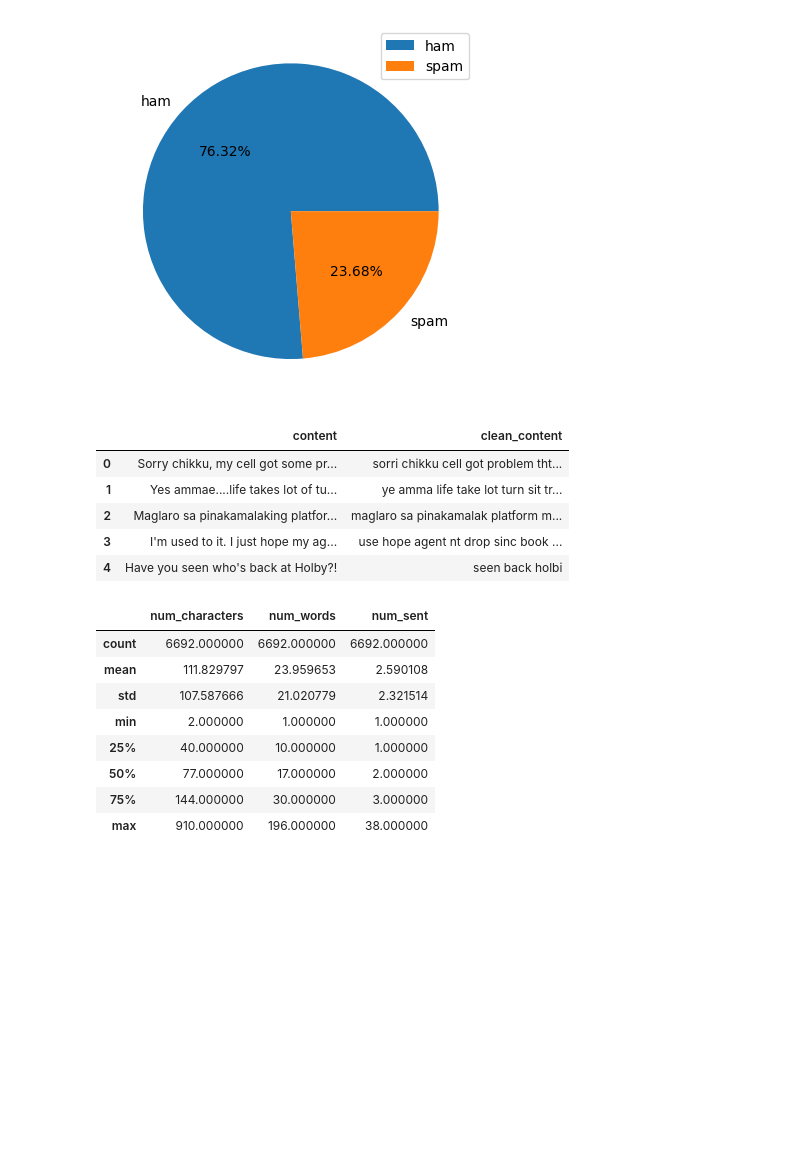
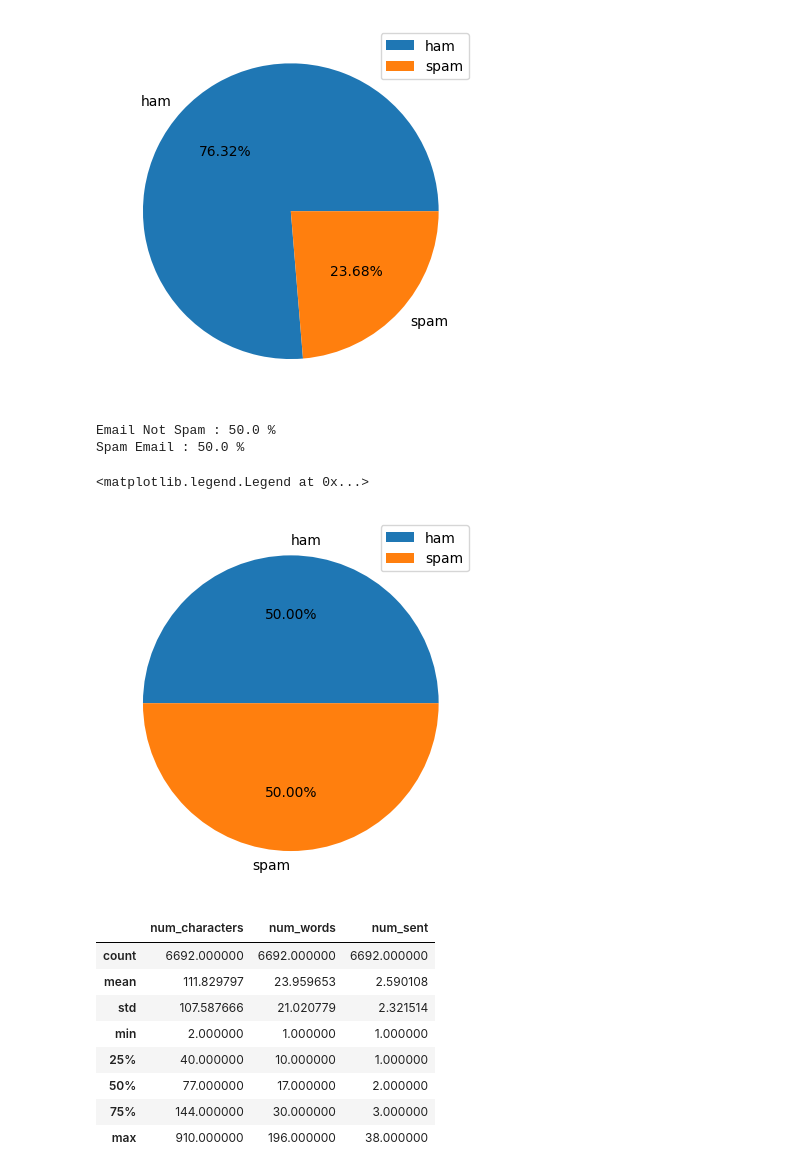
Before and after one commit to ngosangns/spam-sms-detector-1123, a Jupyter notebook: sms_data.ipynb, the cells around one changed output. Saved outputs shown, nothing was run; the diff lists cells and outputs as text; code cells hidden in the pictures; blank space fills up the shorter version.

```diff
--- a/sms_data.ipynb
+++ b/sms_data.ipynb
@@ -33,30 +33,27 @@ Spam Email : 23.68 %
 <matplotlib.legend.Legend at 0x...>
 [figure]
 # %%
-# import numpy as np
-# from utils.sms_utils import balance_dataset, load_data_from_csv, preprocess_text
+import numpy as np
+from utils.sms_utils import balance_dataset, load_data_from_csv, preprocess_text
 
-# SMS_CSV_PATH = "./data/sms-data.csv"
-# X, Y = load_data_from_csv(SMS_CSV_PATH)
-# X = np.array([preprocess_text(x) for x in X])
-# X, Y = balance_dataset(X, Y)
+SMS_CSV_PATH = "./data/sms-data.csv"
+X, Y = load_data_from_csv(SMS_CSV_PATH)
+X = np.array([preprocess_text(x) for x in X])
+X, Y = balance_dataset(X, Y)
 
-# print(f"Email Not Spam : {round(np.sum(Y == 0) / len(Y) * 100, 2)} %")
-# print(f"Spam Email : {round(np.sum(Y == 1) / len(Y) * 100 , 2)} %")
-# plt.pie([np.sum(Y == 0), np.sum(Y == 1)], labels=['ham', 'spam'], autopct="%.2f%%")
-# plt.legend()
+print(f"Email Not Spam : {round(np.sum(Y == 0) / len(Y) * 100, 2)} %")
+print(f"Spam Email : {round(np.sum(Y == 1) / len(Y) * 100 , 2)} %")
+plt.pie([np.sum(Y == 0), np.sum(Y == 1)], labels=['ham', 'spam'], autopct="%.2f%%")
+plt.legend()
+# %% [output]
+Email Not Spam : 50.0 %
+Spam Email : 50.0 %
+<matplotlib.legend.Legend at 0x...>
+[figure, added]
 # %%
 data['num_characters'] = data['content'].apply(len)
 data['num_words'] = data['content'].apply(lambda x: len(nltk.word_tokenize(x)))
 data['num_sent'] = data['content'].apply(lambda x : len(nltk.sent_tokenize(x)))
-data[['content', 'clean_content']].head()
-# %% [output]
-|  | content | clean_content |
-| 0 | Sorry chikku, my cell got some pr... | sorri chikku cell got problem tht... |
-| 1 | Yes ammae....life takes lot of tu... | ye amma life take lot turn sit tr... |
-| 2 | Maglaro sa pinakamalaking platfor... | maglaro sa pinakamalak platform m... |
-| 3 | I'm used to it. I just hope my ag... | use hope agent nt drop sinc book ... |
-| 4 | Have you seen who's back at Holby?! | seen back holbi |
 # %%
 data.describe()
 # %% [output]
```
Also changed, not shown: parts of 4 cells of this notebook, 3 other files.
